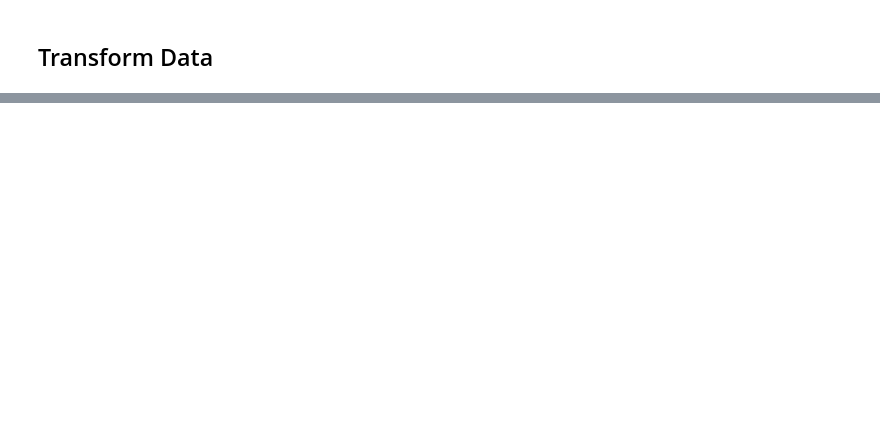
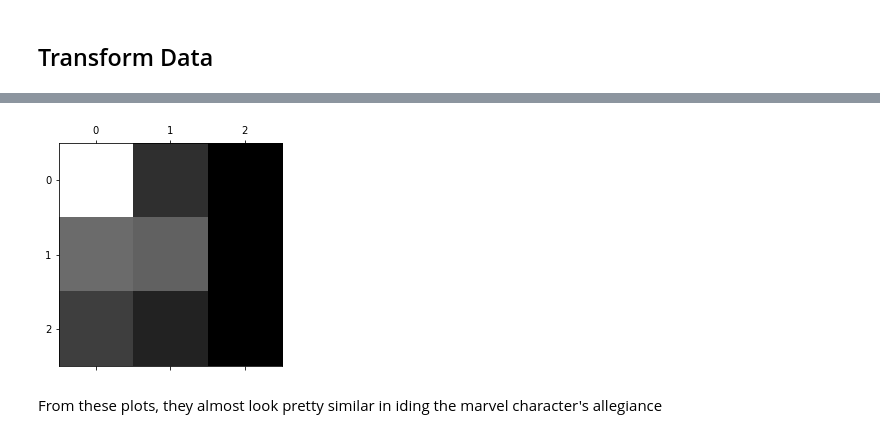
Before and after one commit to trentgillin/Machine_Learning_Projects, a Jupyter notebook: Marvel/Marvel Predictions.ipynb, the cells around one changed output, grey strips where cells are left out. Saved outputs shown, nothing was run; the diff lists cells and outputs as text; code cells hidden in the pictures; blank space fills up the shorter version.

```diff
--- a/Marvel/Marvel Predictions.ipynb
+++ b/Marvel/Marvel Predictions.ipynb
@@ -194,0 +267,10 @@ which variables are most important.
+# %%
+svm_train_predict = cross_val_predict(svm, marvel_train_prep, marvel_align, cv=5)
+
+svm_mx = confusion_matrix(marvel_align, svm_train_predict)
+plt.matshow(svm_mx, cmap=plt.cm.gray)
+plt.show()
+# %% [output]
+[figure, added]
+# %% [markdown]
+From these plots, they almost look pretty similar in iding the marvel character's allegiance
```
Also changed, not shown: parts of 14 cells of this notebook.
